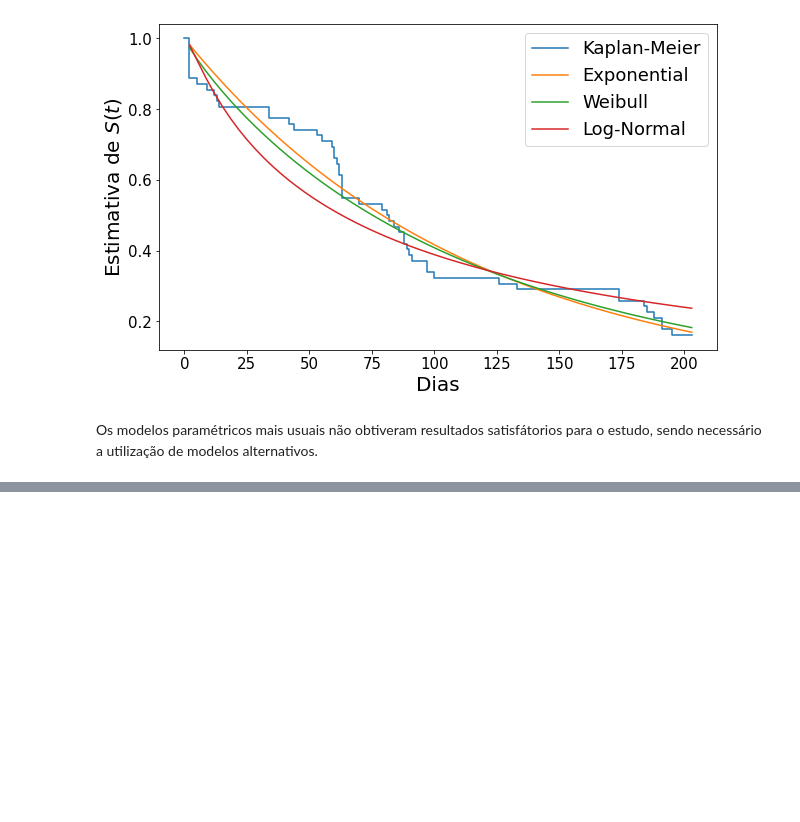
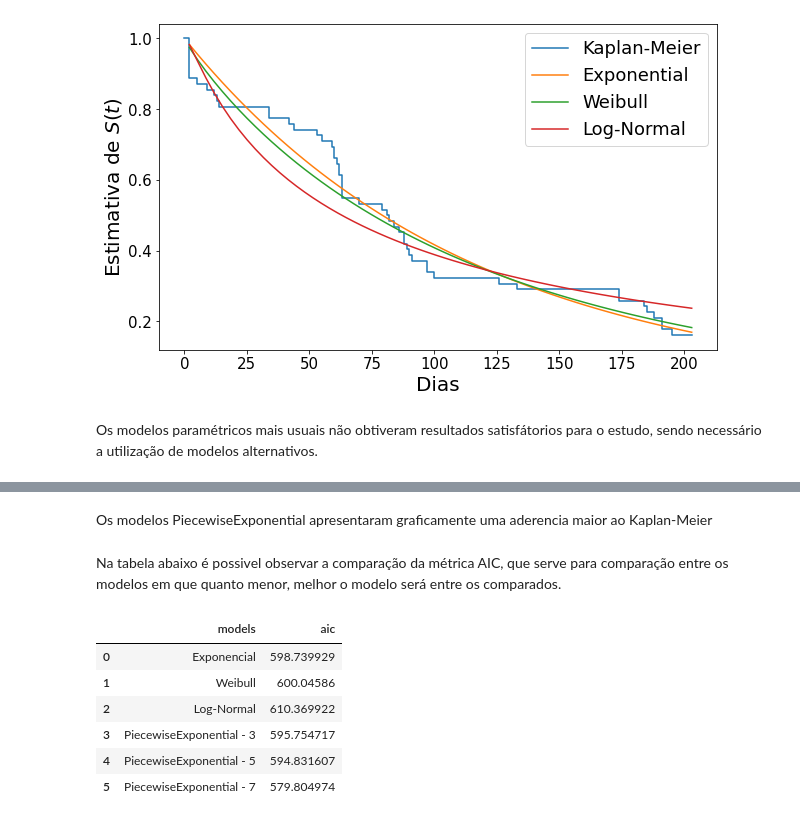
Before and after one commit to santos-luciano/survival_ibovespa, a Jupyter notebook: Análise_do_tempo_de_recuperação_do_IBOVESPA_de_2020.ipynb, the cells around one changed output, grey strips where cells are left out. Cells and saved outputs as stored; diff of their text form; code cells hidden in the pictures; blank space fills up the shorter version.

```diff
--- a/Análise_do_tempo_de_recuperação_do_IBOVESPA_de_2020.ipynb
+++ b/Análise_do_tempo_de_recuperação_do_IBOVESPA_de_2020.ipynb
@@ -95,8 +110,8 @@ from lifelines import(KaplanMeierFitter,WeibullFitter,ExponentialFitter,LogNorma
                        ,PiecewiseExponentialFitter)
 # %%
 kmf = KaplanMeierFitter()
-T = dados_sobrevivencia_completo["dias"]
-E = dados_sobrevivencia_completo["falha"]
+T = dados_sobrevivencia_completo["dias"].astype('float')
+E = dados_sobrevivencia_completo["falha"].astype('float')
 
 #kaplan meier
 plt.figure(figsize = (10,6))
@@ -170,0 +188,18 @@ for i in range(3,9,2):
+# %% [markdown]
+Os modelos PiecewiseExponential apresentaram graficamente uma aderencia maior ao Kaplan-Meier
+# %%
+aics = [exf.AIC_,wbf.AIC_,lnf.AIC_,aic[0],aic[1],aic[2]]
+name_modelos = ['Exponencial','Weibull','Log-Normal','PiecewiseExponential - 3','PiecewiseExponential - 5','PiecewiseExponential - 7']
+AIC = pd.DataFrame([name_modelos,aics],index = ['models','aic']).T
+# %% [markdown]
+Na tabela abaixo é possivel observar a comparação da métrica AIC, que serve para comparação entre os modelos em que quanto menor, melhor o modelo será entre os comparados.
+# %%
+AIC
+# %% [output]
+|  | models | aic |
+| 0 | Exponencial | 598.739929 |
+| 1 | Weibull | 600.04586 |
+| 2 | Log-Normal | 610.369922 |
+| 3 | PiecewiseExponential - 3 | 595.754717 |
+| 4 | PiecewiseExponential - 5 | 594.831607 |
+| 5 | PiecewiseExponential - 7 | 579.804974 |
```
Also changed, not shown: parts of 2 cells of this notebook.
